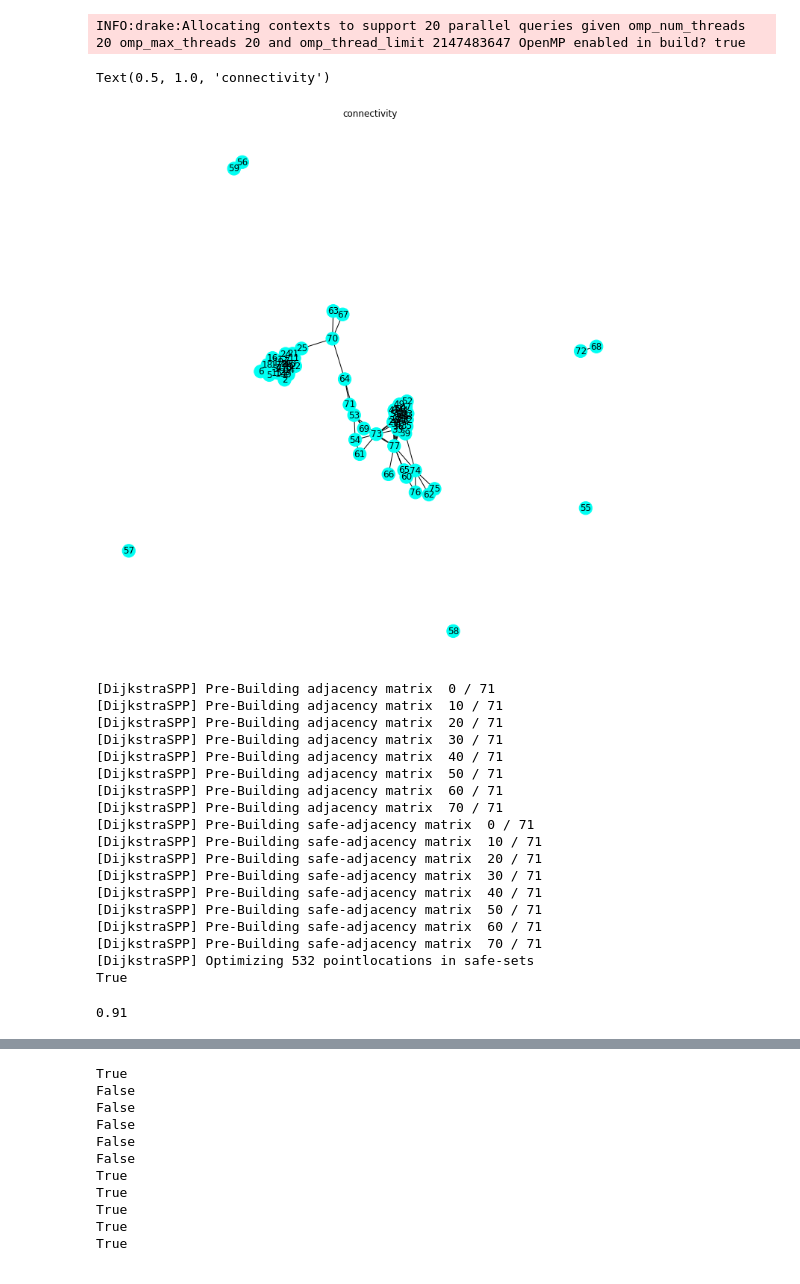
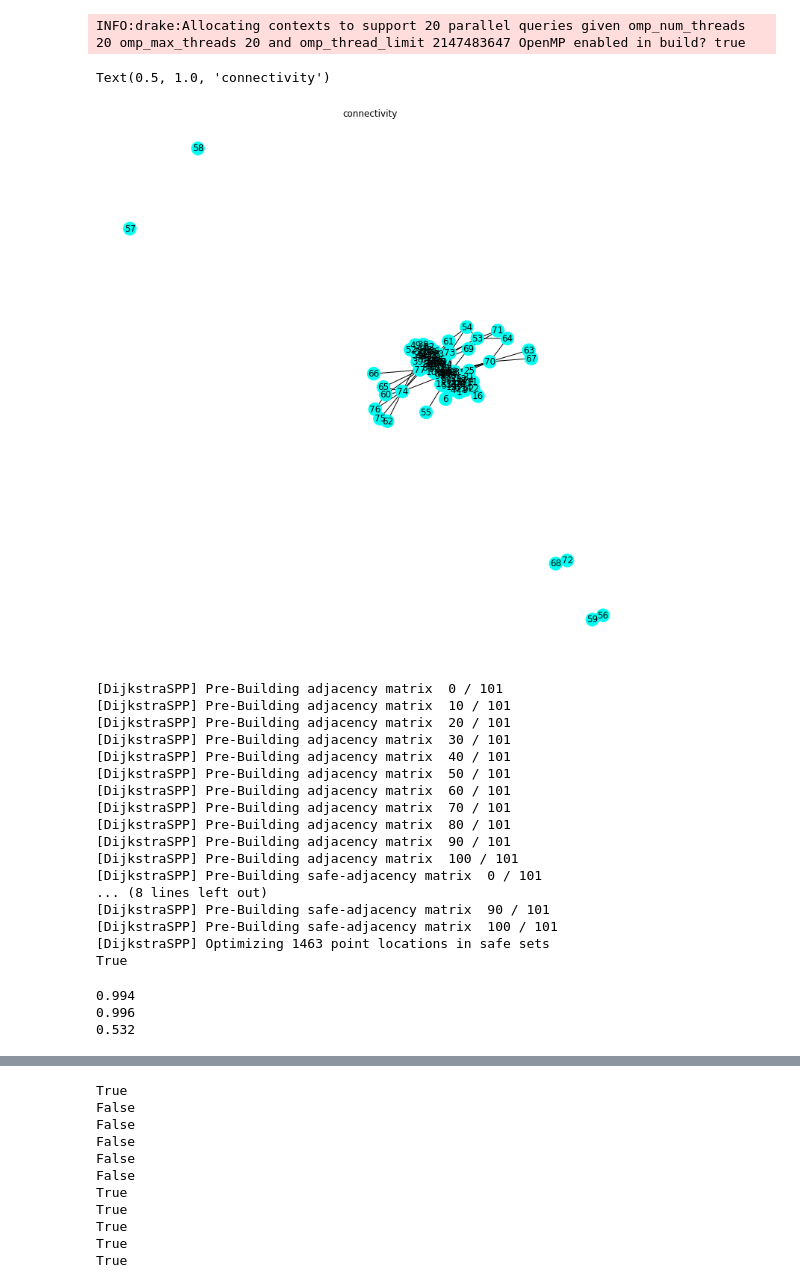
Before and after one commit to wernerpe/cvisiris_examples, a Jupyter notebook: 7dof_bins_eval.ipynb, the cells around one changed output, grey strips where cells are left out. Saved outputs shown, nothing was run; the diff lists cells and outputs as text; code cells hidden in the pictures.

Commit message:
visibility extension dspp working

```diff
--- a/7dof_bins_eval.ipynb
+++ b/7dof_bins_eval.ipynb
@@ -137,7 +137,7 @@ def plot_endeff_traj(dense_waypoints, name = '', color= (1,0,0,1)):
 # %%
 #Samplers for testing coverage
 from visibility_utils import generate_distinct_colors
-offset_size = 0.05
+offset_size = -0.05
 geom_names = ['bin_base',
               'bin_base',
               'shelves_body']
@@ -203,7 +203,7 @@ INFO:drake:Allocating contexts to support 20 parallel queries given omp_num_thre
 # %%
 import os
 import pickle
-Npts= 100
+Npts= 500
 if f"7dof_bin_test_samps{Npts}_{offset_size}.pkl" in os.listdir('tmp'):
     with open(f"tmp/7dof_bin_test_samps{Npts}_{offset_size}.pkl", 'rb') as f:
         d = pickle.load(f)
@@ -241,35 +241,35 @@ with open(f"tmp/7dof_bin_regions_noapproachdir_2000_0.05_1337.pkl", 'rb') as f:
 # %%
 import networkx as nx
 import matplotlib.pyplot as plt
 from visibility_utils import generate_distinct_colors
-regs = regions_shelves
+regs = regions_shelves+regions_c
 connectivity_graph = nx.Graph()
 for idx in range(len(regs)):
     connectivity_graph.add_node(idx)
 
 for idx1 in range(len(regs)):
     for idx2 in range(idx1 +1, len(regs)):
         r1 = regs[idx1]
         r2 = regs[idx2]
         if r1.IntersectsWith(r2):
             connectivity_graph.add_edge(idx1,idx2)
 
 largest_con_comp = list(list(nx.connected_components(connectivity_graph))[0])
 regions_connected_component = [regs[i] for i in largest_con_comp]
 
 fig = plt.figure(figsize=(10,10))
 hues = generate_distinct_colors(2+1)[1:]
 colors = []
 for g, h in zip([regs], hues):
     colors += [h]*len(g)
 
 nx.draw_spring(connectivity_graph,
                 with_labels = True,
                 node_color = colors)
 plt.title(f"connectivity")
 # %% [output]
 Text(0.5, 1.0, 'connectivity')
-[figure, old version]
+[figure, new version]
 # %%
 from dijkstraspp import DijkstraSPP
 # checker_dspp = SceneGraphCollisionChecker(model = diagram,#.Clone(),
@@ -279,21 +279,20 @@ from dijkstraspp import DijkstraSPP
 #                     edge_step_size = 0.01)
 dspp = DijkstraSPP(regions_connected_component, checker, verbose=True)
 # %% [output]
-[DijkstraSPP] Pre-Building adjacency matrix  0 / 71
-[DijkstraSPP] Pre-Building adjacency matrix  10 / 71
-[DijkstraSPP] Pre-Building adjacency matrix  20 / 71
-[DijkstraSPP] Pre-Building adjacency matrix  30 / 71
-[DijkstraSPP] Pre-Building adjacency matrix  40 / 71
-[DijkstraSPP] Pre-Building adjacency matrix  50 / 71
-[DijkstraSPP] Pre-Building adjacency matrix  60 / 71
-[DijkstraSPP] Pre-Building adjacency matrix  70 / 71
-[DijkstraSPP] Pre-Building safe-adjacency matrix  0 / 71
-[DijkstraSPP] Pre-Building safe-adjacency matrix  10 / 71
-[DijkstraSPP] Pre-Building safe-adjacency matrix  20 / 71
-[DijkstraSPP] Pre-Building safe-adjacency matrix  30 / 71
-[DijkstraSPP] Pre-Building safe-adjacency matrix  40 / 71
-[DijkstraSPP] Pre-Building safe-adjacency matrix  50 / 71
-[DijkstraSPP] Pre-Building safe-adjacency matrix  60 / 71
-[DijkstraSPP] Pre-Building safe-adjacency matrix  70 / 71
-[DijkstraSPP] Optimizing 532 pointlocations in safe-sets
+[DijkstraSPP] Pre-Building adjacency matrix  0 / 101
+[DijkstraSPP] Pre-Building adjacency matrix  10 / 101
+[DijkstraSPP] Pre-Building adjacency matrix  20 / 101
+[DijkstraSPP] Pre-Building adjacency matrix  30 / 101
+[DijkstraSPP] Pre-Building adjacency matrix  40 / 101
+[DijkstraSPP] Pre-Building adjacency matrix  50 / 101
+[DijkstraSPP] Pre-Building adjacency matrix  60 / 101
+[DijkstraSPP] Pre-Building adjacency matrix  70 / 101
+[DijkstraSPP] Pre-Building adjacency matrix  80 / 101
+[DijkstraSPP] Pre-Building adjacency matrix  90 / 101
+[DijkstraSPP] Pre-Building adjacency matrix  100 / 101
+[DijkstraSPP] Pre-Building safe-adjacency matrix  0 / 101
+... (8 lines left out)
+[DijkstraSPP] Pre-Building safe-adjacency matrix  90 / 101
+[DijkstraSPP] Pre-Building safe-adjacency matrix  100 / 101
+[DijkstraSPP] Optimizing 1463 point locations in safe sets
 True
@@ -300,7 +301,11 @@ True
 # %%
-q_tot = np.concatenate(tuple(q_obj))
-visible_centers = check_visibility_to_regions(q_tot, regions_connected_component, checker)
-visibility_coverage_in_shelves = np.mean([1 if len(v) else 0 for v in visible_centers])
-print(visibility_coverage_in_shelves)
+q_obj_vis_idx = []
+for i in range(3):
+    visible_centers = check_visibility_to_regions(q_obj[i], regions_connected_component, checker)
+    visibility_coverage = np.mean([1 if len(v) else 0 for v in visible_centers])
+    print(visibility_coverage)
+    q_obj_vis_idx.append(np.where([len(v) for v in visible_centers])[0])
 # %% [output]
-0.91
+0.994
+0.996
+0.532
```
Also changed, not shown: parts of 15 cells of this notebook, 4 other files.
